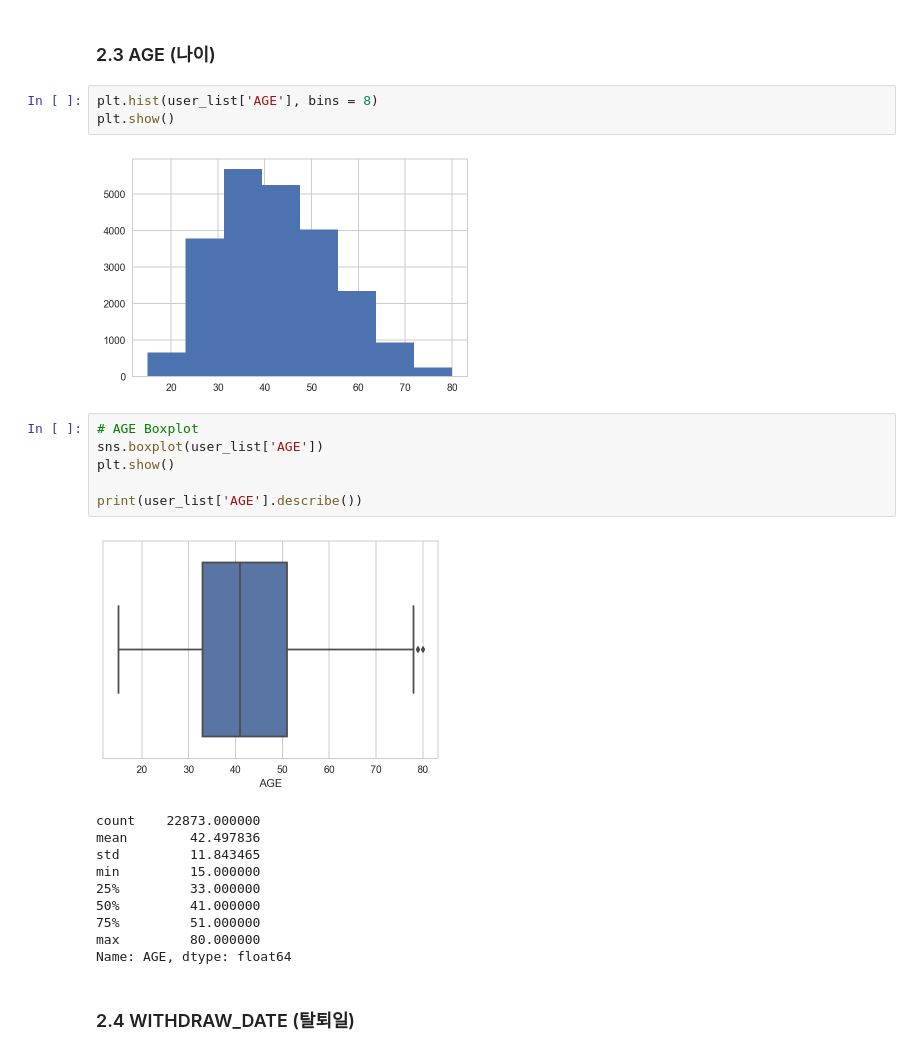
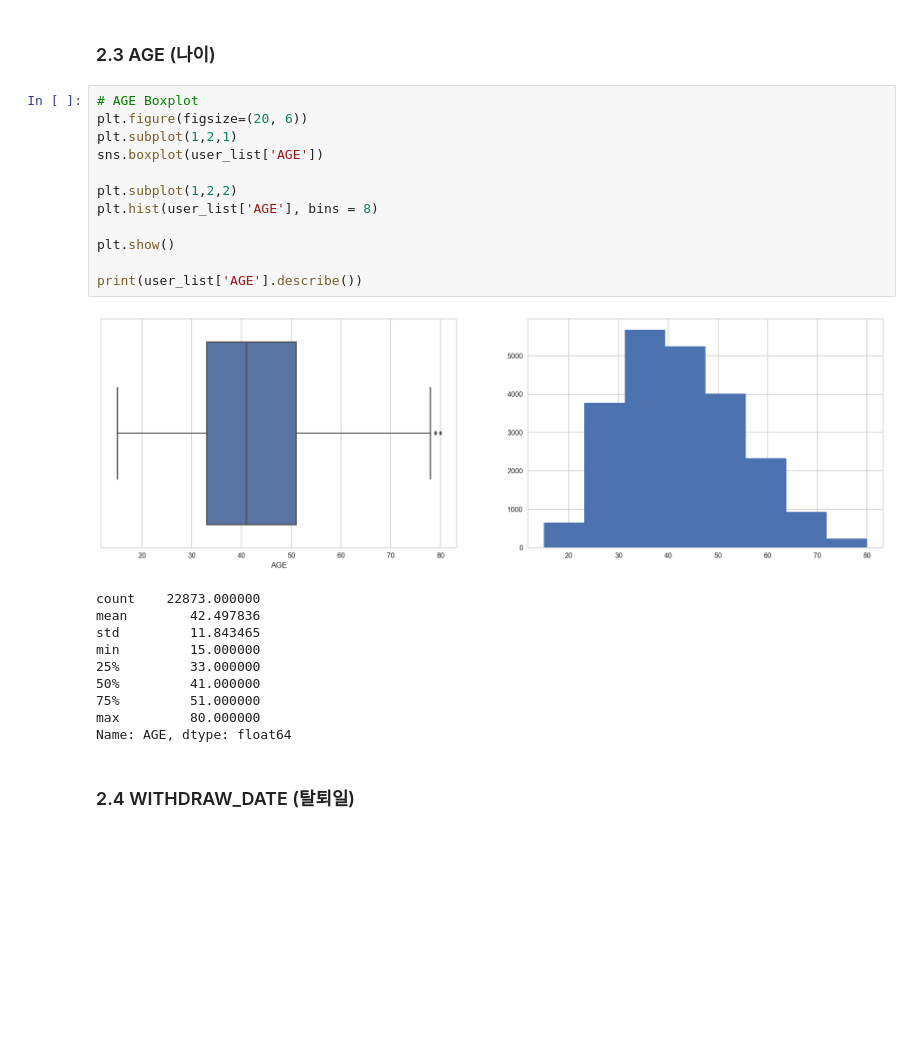
Before and after one commit to JoonSeongLee/dss7-coupon, a Jupyter notebook: si/EDA.ipynb, the cells around one changed output. Cells and saved outputs as stored; diff of their text form; blank space fills up the shorter version.

```diff
--- a/si/EDA.ipynb
+++ b/si/EDA.ipynb
@@ -117,19 +117,20 @@ plt.show()
 [figure]
 # %% [markdown]
 ### 2.3 AGE (나이)
-# %%
-plt.hist(user_list['AGE'], bins = 8)
-plt.show()
-# %% [output]
-[figure, removed]
 # %%
 # AGE Boxplot
+plt.figure(figsize=(20, 6))
+plt.subplot(1,2,1)
 sns.boxplot(user_list['AGE'])
+
+plt.subplot(1,2,2)
+plt.hist(user_list['AGE'], bins = 8)
+
 plt.show()
 
 print(user_list['AGE'].describe())
 # %% [output]
-[figure, old version]
+[figure, new version]
 count    22873.000000
 mean        42.497836
 std         11.843465
```
Also changed, not shown: parts of 2 cells of this notebook, 13 other files.
